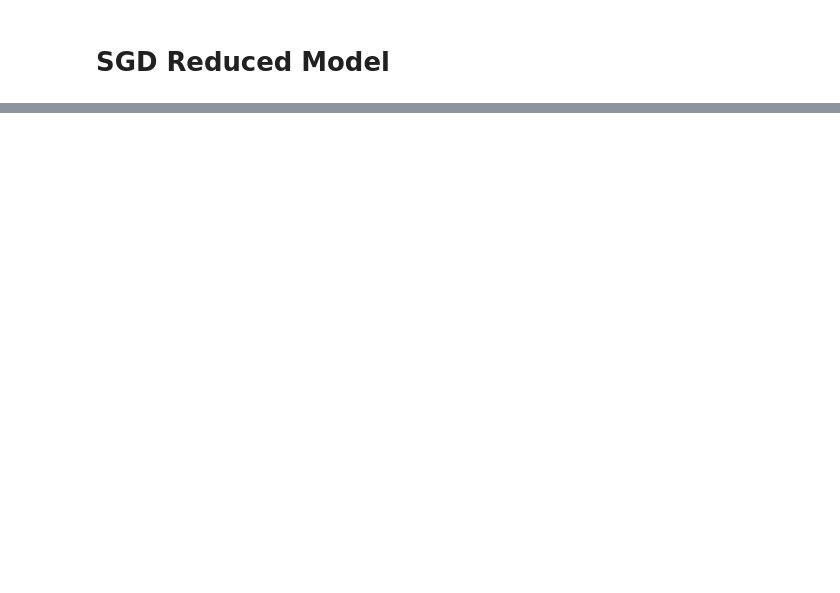
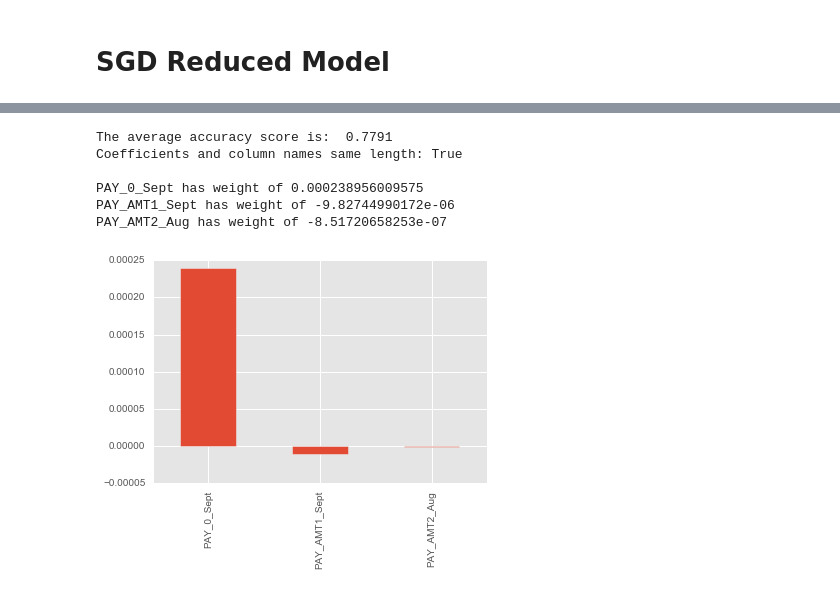
Before and after one commit to rlshuhart/MSDS7331_Mini-Lab, a Jupyter notebook: Mini Project.ipynb, the cells around one changed output, grey strips where cells are left out. Drawn from its saved outputs; the diff is of its cells as text; code cells hidden in the pictures; blank space fills up the shorter version.

```diff
--- a/Mini Project.ipynb
+++ b/Mini Project.ipynb
@@ -920,0 +690,4 @@ PAY_6_April has weight of 0.0654172281654
+# %%
+model = SVC(kernel='linear', C=1)
+svc_coef_scaled_r, svc_acc_scaled_r = full_classify(cc_data_Xs_svg_reduced, cc_data_target, cv_object,
+                                                         model, scale=True)
@@ -920,0 +866,10 @@ PAY_6_April has weight of 0.0654172281654
+# %%
+analysis(svc_coef_scaled_r, svc_acc_scaled_r, cc_data_Xs_names_sr)
+# %% [output]
+The average accuracy score is:  0.7791
+Coefficients and column names same length: True
+
+PAY_0_Sept has weight of 0.000238956009575
+PAY_AMT1_Sept has weight of -9.82744990172e-06
+PAY_AMT2_Aug has weight of -8.51720658253e-07
+[figure, added]
```
Also changed, not shown: parts of 10 cells of this notebook.
